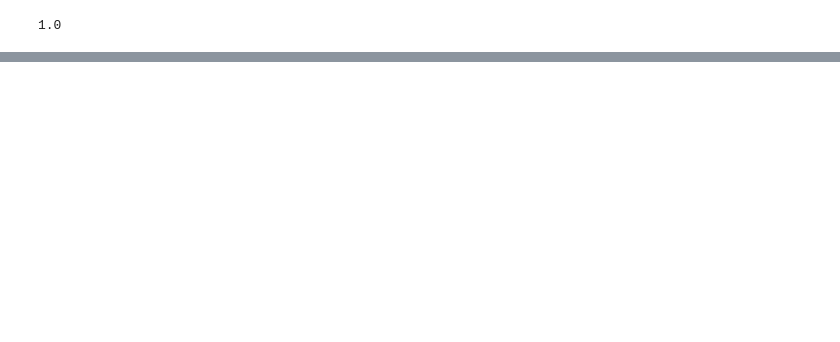
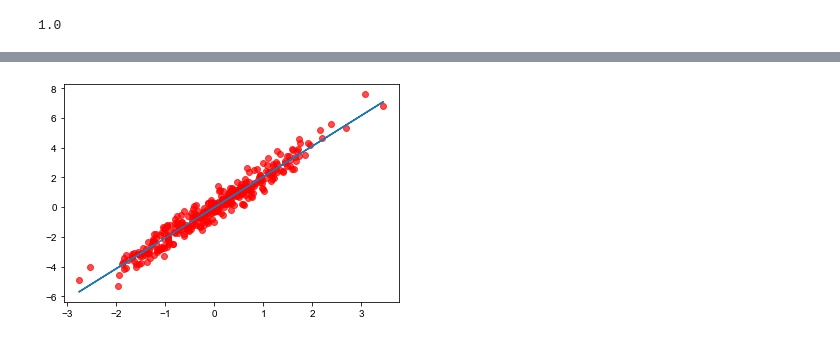
Before and after one commit to gautam7-github/ML-Algos, a Jupyter notebook: Regression/Linear Regression/linear_regression.ipynb, the cells around one changed output, grey strips where cells are left out. Cells and saved outputs as stored; diff of their text form; code cells hidden in the pictures; blank space fills up the shorter version.

```diff
--- a/Regression/Linear Regression/linear_regression.ipynb
+++ b/Regression/Linear Regression/linear_regression.ipynb
@@ -71,0 +116,2 @@ rmse, r2
+# %%
+model = LinearRegression()
@@ -71,0 +122,2 @@ rmse, r2
+# %%
+yPred = model.predict(xTest)
@@ -71,0 +137,6 @@ rmse, r2
+# %%
+plt.plot(xTest,yPred)
+plt.scatter(xTest,yTest,c='r',alpha=.7)
+plt.show()
+# %% [output]
+[figure, added]
```
Also changed, not shown: parts of 25 cells of this notebook.
